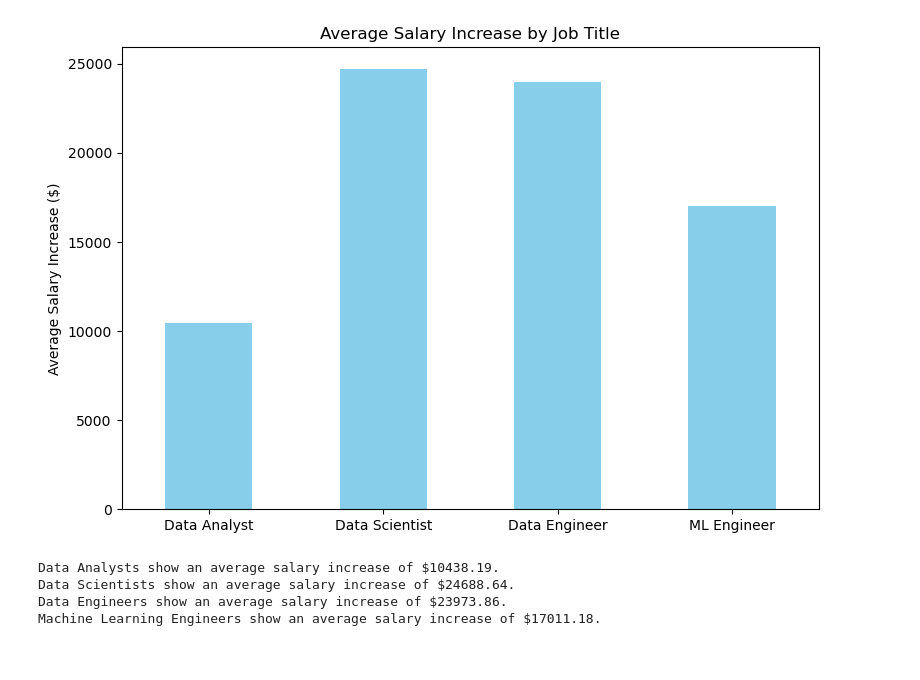
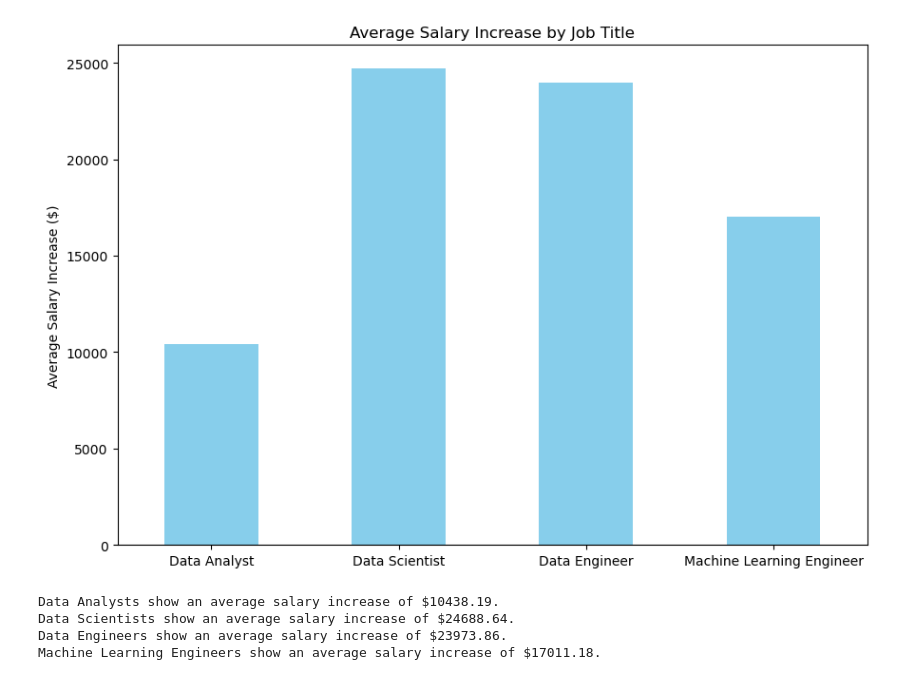
Before and after one commit to christian-a-smith/project-1, a Jupyter notebook: Experience Levels/experience_levels.ipynb, the cells around one changed output. Saved outputs shown, nothing was run; the diff lists cells and outputs as text; code cells hidden in the pictures.

```diff
--- a/Experience Levels/experience_levels.ipynb
+++ b/Experience Levels/experience_levels.ipynb
@@ -20,7 +23,7 @@ machine_learning_engineers = data_salaries_cleaned.loc[(data_salaries_cleaned["j
 # %%
 # create function to filter out outliers
-def filter_outliers(job_title):
-    quartiles = job_title["salary"].quantile([.25,.75])
+def filter_outliers(data_frame):
+    quartiles = data_frame["salary"].quantile([.25,.75])
     lowerq = quartiles[0.25]
     upperq = quartiles[0.75]
     iqr = upperq-lowerq
@@ -28,5 +31,5 @@ def filter_outliers(job_title):
     lower_bound = lowerq - (1.5*iqr)
     upper_bound = upperq + (1.5*iqr)
 
-    job_title = job_title.loc[(job_title["salary"]>lower_bound) & (job_title["salary"]<upper_bound)]
-    return job_title
+    data_frame = data_frame.loc[(data_frame["salary"]>lower_bound) & (data_frame["salary"]<upper_bound)]
+    return data_frame
@@ -104,7 +128,7 @@ avg_machine_learning_engineer_salaries = machine_learning_engineers.groupby(["ex
 avg_salaries_by_experience_level = pd.DataFrame({"Data Analyst": avg_data_analyst_salaries,
                                             "Data Scientist": avg_data_scientist_salaries,
                                             "Data Engineer": avg_data_engineer_salaries,
-                                            "ML Engineer": avg_machine_learning_engineer_salaries})
+                                            "Machine Learning Engineer": avg_machine_learning_engineer_salaries})
 
 avg_salaries_by_experience_level = avg_salaries_by_experience_level.reindex(["EN", "MI", "SE", "EX"])
 avg_salaries_by_experience_level
@@ -187,20 +188,21 @@ avg_salaries_by_experience_level
 # %%
 avg_salary_increase_DA = avg_salaries_by_experience_level["Data Analyst Salary Increase"].mean()
 avg_salary_increase_DS = avg_salaries_by_experience_level["Data Scientist Salary Increase"].mean()
 avg_salary_increase_DE = avg_salaries_by_experience_level["Data Engineer Salary Increase"].mean()
-avg_salary_increase_MLE = avg_salaries_by_experience_level["ML Engineer Salary Increase"].mean()
+avg_salary_increase_MLE = avg_salaries_by_experience_level["Machine Learning Engineer Salary Increase"].mean()
 
 avg_salary_increases = pd.DataFrame({"Data Analyst": [avg_salary_increase_DA],
                                         "Data Scientist": [avg_salary_increase_DS],
                                         "Data Engineer": [avg_salary_increase_DE],
-                                        "ML Engineer": [avg_salary_increase_MLE]}).T
+                                        "Machine Learning Engineer": [avg_salary_increase_MLE]}).T
 avg_salary_increases.plot(kind="bar", title="Average Salary Increase by Job Title", legend=False,figsize=(9,6),
                           color="skyblue", rot=0)
 plt.ylabel("Average Salary Increase ($)")
-plt.savefig("Output/fig7.png")
+plt.savefig("Output/top4_average_increases.png")
+plt.tight_layout()
 plt.show()
 # %% [output]
-[figure, old version]
+[figure, new version]
 # %%
 # print average salary increases for output
 avg_salary_increase_DA = round(avg_salaries_by_experience_level["Data Analyst Salary Increase"].mean(),2)
```
Also changed, not shown: parts of 36 cells of this notebook, 20 other files.
